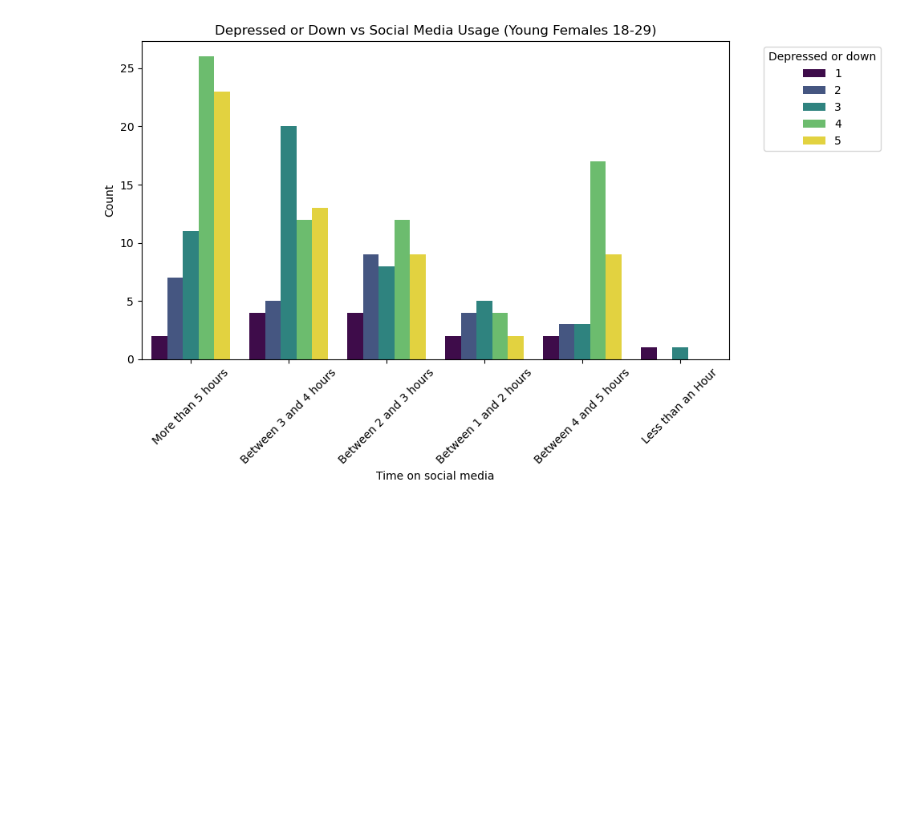
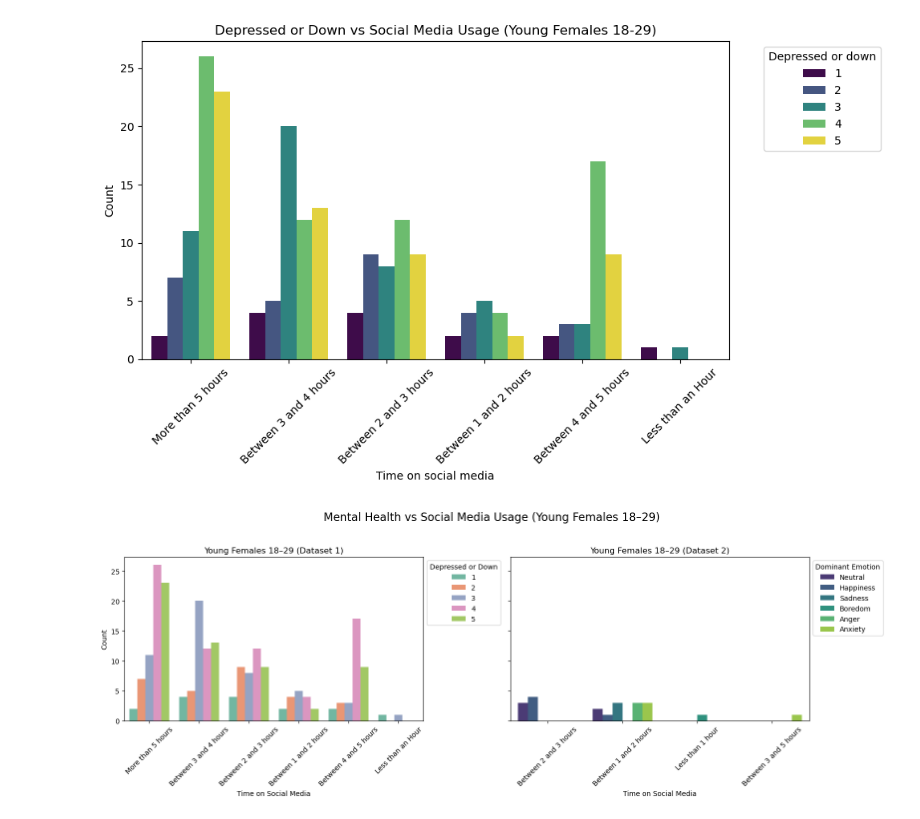
Before and after one commit to ilsecaher/MSDS640-Data-Cleaning, a Jupyter notebook: Social Media Impact.ipynb, the cells around one changed output. Saved outputs shown, nothing was run; the diff lists cells and outputs as text; code cells hidden in the pictures; blank space fills up the shorter version.

```diff
--- a/Social Media Impact.ipynb
+++ b/Social Media Impact.ipynb
@@ -726,3 +726,44 @@ plt.tight_layout()
 plt.show()
 # %% [output]
 [figure]
+# %%
+import matplotlib.pyplot as plt
+import seaborn as sns
+
+# Create side-by-side plots
+fig, axes = plt.subplots(1, 2, figsize=(16, 6), sharey=True)
+
+# Plot for Young Females (Dataset 1)
+sns.countplot(
+    data=young_females,
+    x="Time on social media",
+    hue="Depressed or down",
+    palette="Set2",
+    ax=axes[0]
+)
+axes[0].set_title("Young Females 18–29 (Dataset 1)")
+axes[0].set_xlabel("Time on Social Media")
+axes[0].set_ylabel("Count")
+axes[0].tick_params(axis='x', rotation=45)
+axes[0].legend(title="Depressed or Down", bbox_to_anchor=(1, 1), loc='upper left')
+
+# Plot for Young Females (Dataset 2)
+sns.countplot(
+    data=df2_young_female,
+    x="Usage_Category",
+    hue="Dominant_Emotion",
+    palette="viridis",
+    ax=axes[1]
+)
+axes[1].set_title("Young Females 18–29 (Dataset 2)")
+axes[1].set_xlabel("Time on Social Media")
+axes[1].set_ylabel("")
+axes[1].tick_params(axis='x', rotation=45)
+axes[1].legend(title="Dominant Emotion", bbox_to_anchor=(1, 1), loc='upper left')
+
+# Add overall title and layout tweaks
+fig.suptitle("Mental Health vs Social Media Usage (Young Females 18–29)", fontsize=16)
+plt.tight_layout(rect=[0, 0, 1, 0.95])
+plt.show()
+# %% [output]
+[figure, added]
```
Also changed, not shown: parts of 1 cell of this notebook.
